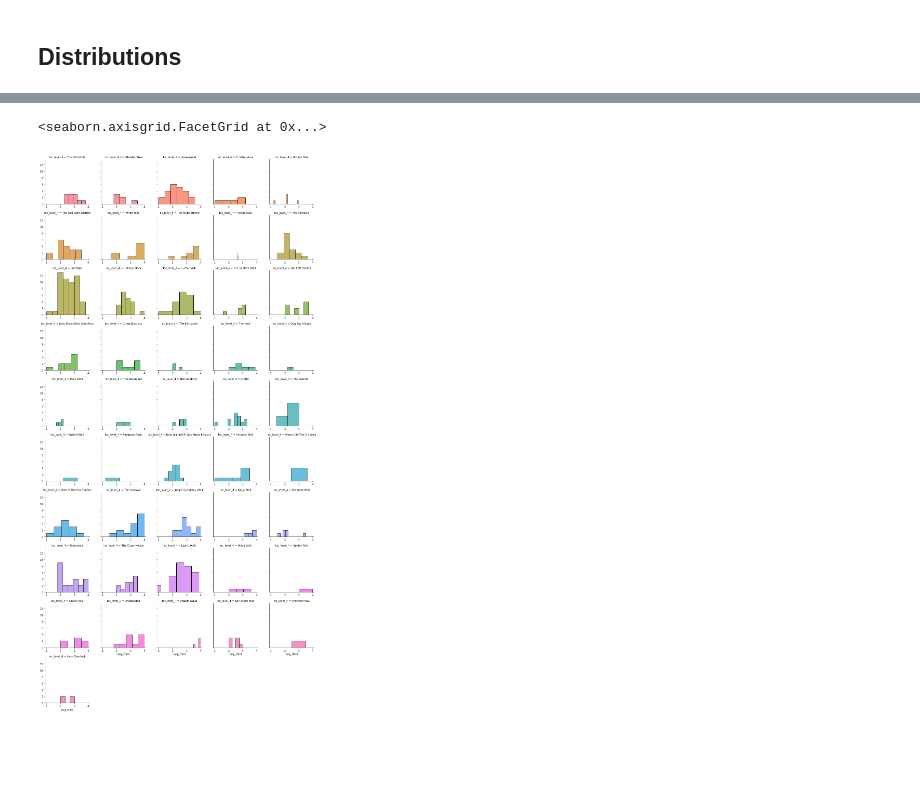
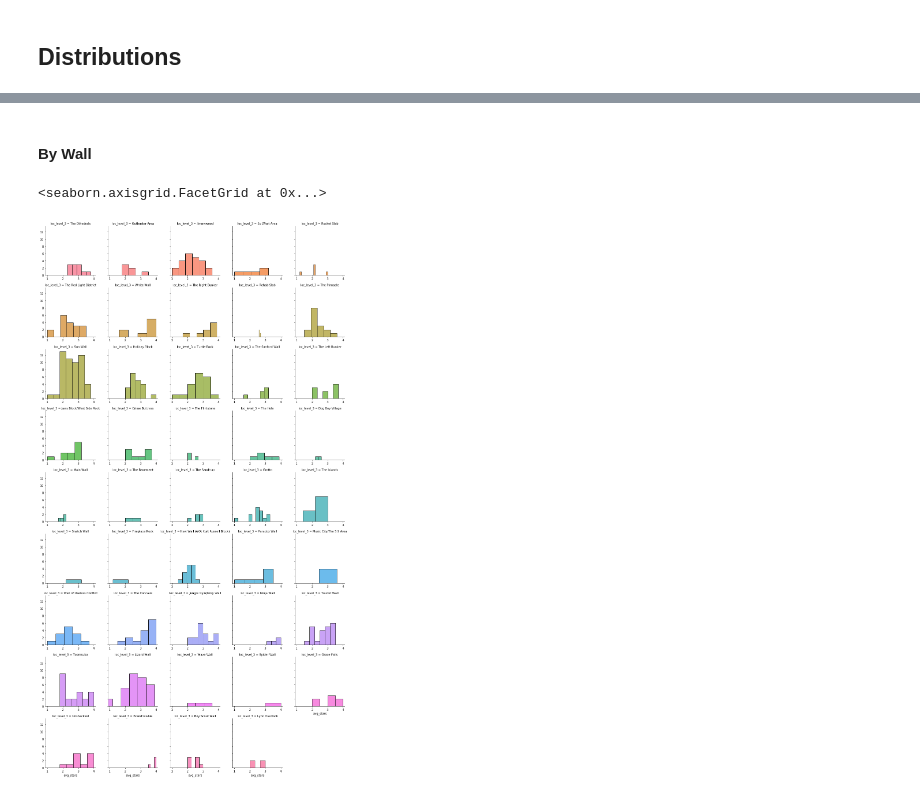
Before and after one commit to william-rice/mtn-proj, a Jupyter notebook: exploratory.ipynb, the cells around one changed output, grey strips where cells are left out. Drawn from its saved outputs; the diff is of its cells as text; code cells hidden in the pictures; blank space fills up the shorter version.

```diff
--- a/exploratory.ipynb
+++ b/exploratory.ipynb
@@ -113,6 +125,8 @@ routes.head(1)
+# %% [markdown]
+#### By Wall
 # %%
-g = sns.FacetGrid(routes, col="loc_level_4", hue="loc_level_4", col_wrap=5, sharex=False, xlim=[0.9,4.1])
+g = sns.FacetGrid(routes, col="loc_level_3", hue="loc_level_3", col_wrap=5, sharex=False, xlim=[0.9,4.1])
 g.map(sns.histplot, "avg_stars")
 # %% [output]
 <seaborn.axisgrid.FacetGrid at 0x...>
-[figure, old version]
+[figure, new version]
```
Also changed, not shown: parts of 11 cells of this notebook.
